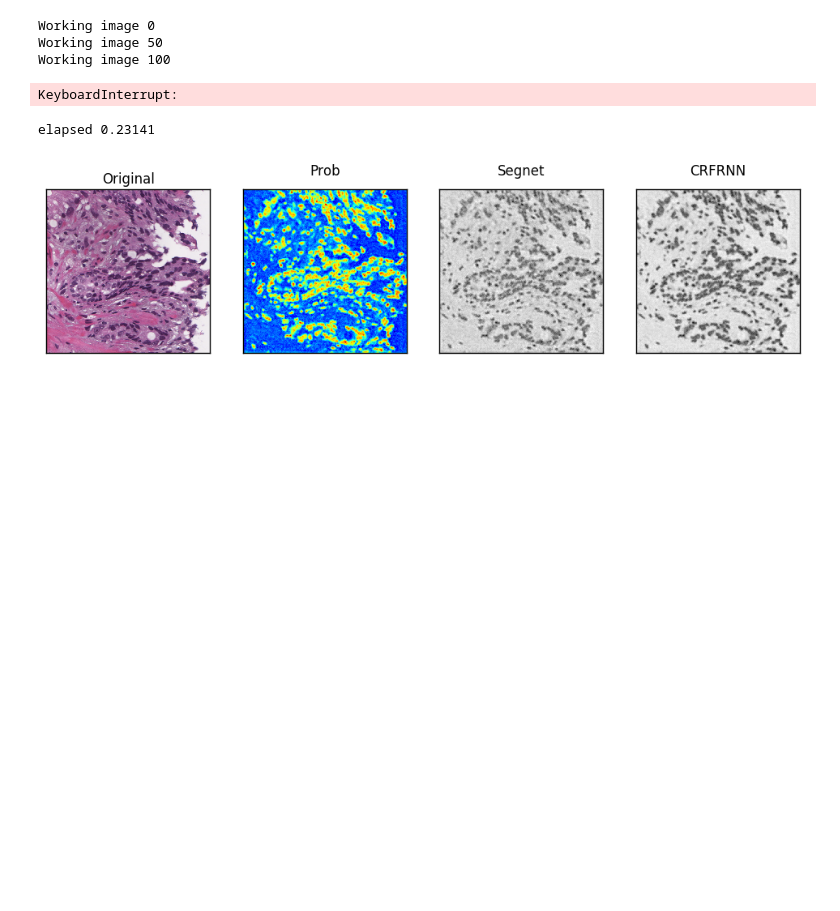
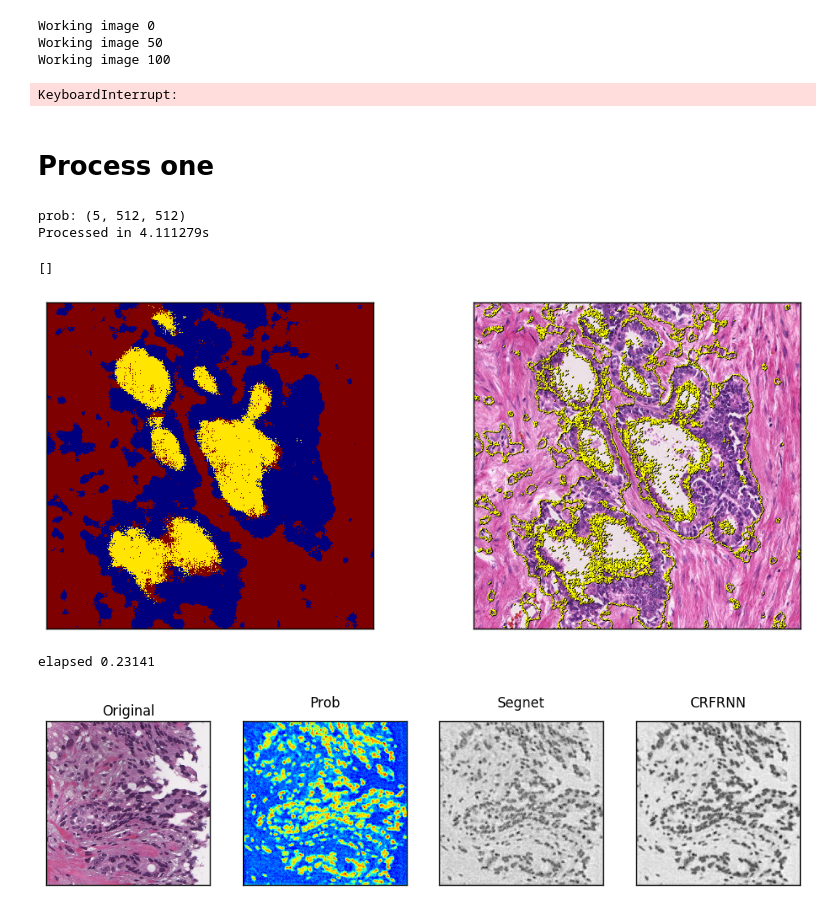
Before and after one commit to nathanin/caffe-segnet-crf, a Jupyter notebook: notebooks_ubuntu/segnet-crfrnn-surgery.ipynb, the cells around one changed output. Saved outputs shown, nothing was run; the diff lists cells and outputs as text; code cells hidden in the pictures; blank space fills up the shorter version.

```diff
--- a/notebooks_ubuntu/segnet-crfrnn-surgery.ipynb
+++ b/notebooks_ubuntu/segnet-crfrnn-surgery.ipynb
@@ -24,10 +25,10 @@ from matplotlib import pyplot as plt
 # %%
 sys.path.insert(0, '/home/nathan/caffe-segnet-crf/python')
 import caffe
-caffe.set_mode_gpu()
+caffe.set_mode_cpu()
 # %%
-netdef = '/home/nathan/caffe-segnet-crf/notebooks_ubuntu/models/deploy-SegNet.prototxt'
-weight = '/home/nathan/mzmo/analysis/nuclear_seg/weights/norm_segnet_iter_25000.caffemodel'
+netdef = '/home/nathan/caffe-segnet-crf/notebooks_ubuntu/models/deploy-SegNet-CRFRNN.prototxt'
+weight = '/home/nathan/histo-seg/semantic-pca/weights/segnet-crfrnn/crfrnn_iter_15000.caffemodel'
 
 net = caffe.Net(netdef, weight, caffe.TEST)
 # %%
@@ -90,6 +91,47 @@ Working image 0
 Working image 50
 Working image 100
 KeyboardInterrupt:
+# %% [markdown]
+# Process one
+# %%
+imglist = glob.glob('/home/nathan/histo-seg/semantic-pca/data/source_validate/jpg/*.jpg')
+
+start_time = time.clock()
+imgpath = np.random.choice(imglist)
+img_ = cv2.imread(imgpath)
+img_ = img_[:, :, ::-1]  # BGR --> RGB
+img_ = cv2.resize(img_, dsize=(512, 512))
+
+img = img_.transpose((2,0,1))
+img = np.expand_dims(img, 0)
+
+_ = net.forward(data=img)
+
+prob = np.squeeze(net.blobs['conv_classifier'].data[0,:,:,:])
+print 'prob: {}'.format(prob.shape)
+cls = np.argmax(prob, axis=0)
+# marked_seg = process_prob(img_, prob, 11)
+
+marked_img = mark_boundaries(img_, cls)
+end_time = time.clock()
+elapsed = end_time - start_time
+
+print 'Processed in {}s'.format(elapsed)
+
+fig, ax = plt.subplots(1,2, figsize=(12,5))
+
+ax[0].matshow(cls)
+ax[0].set_xticks([])
+ax[0].set_yticks([])
+
+ax[1].imshow(marked_img)
+ax[1].set_xticks([])
+ax[1].set_yticks([])
+# %% [output]
+prob: (5, 512, 512)
+Processed in 4.111279s
+[]
+[figure, added]
 # %%
 
 start_time = time.clock()
```
Also changed, not shown: parts of 2 cells of this notebook, 19 other files.
